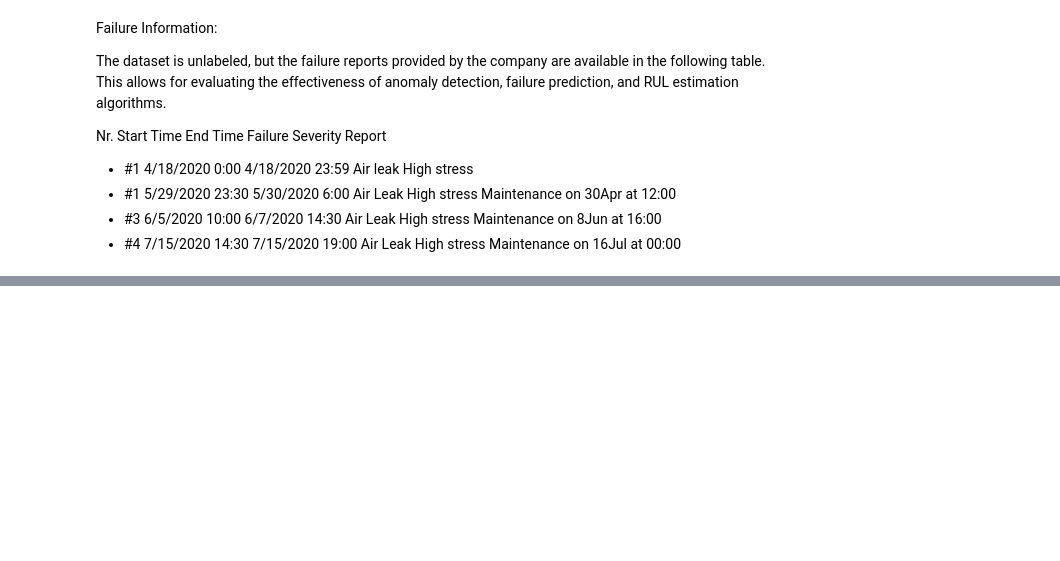
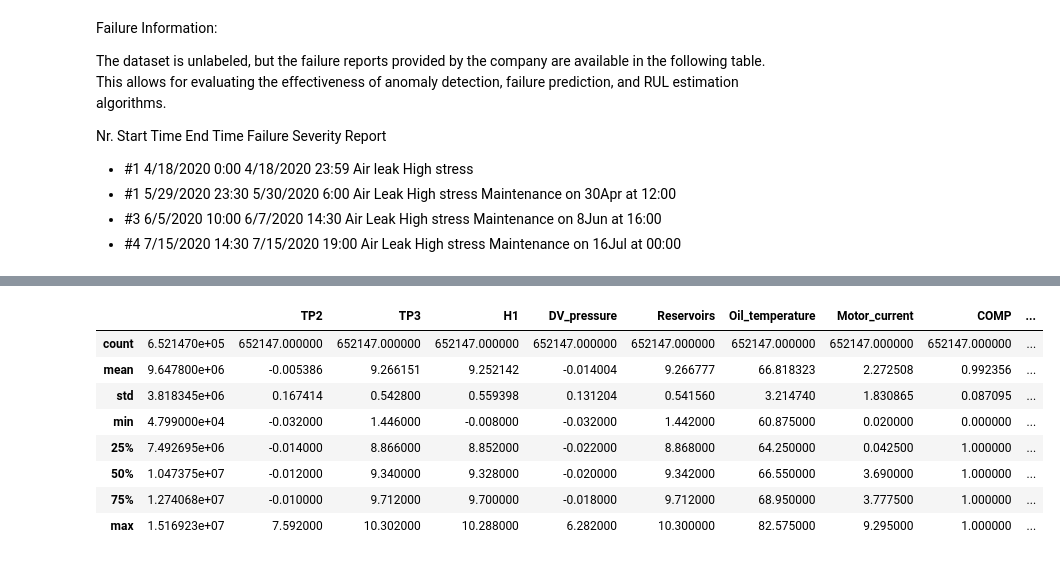
Before and after one commit to Dave-Codes/Predictive-Maintenance, a Jupyter notebook: predictive-maintenance-metropt-3.ipynb, the cells around one changed output, grey strips where cells are left out. Saved outputs shown, nothing was run; the diff lists cells and outputs as text; code cells hidden in the pictures; blank space fills up the shorter version.

```diff
--- a/predictive-maintenance-metropt-3.ipynb
+++ b/predictive-maintenance-metropt-3.ipynb
@@ -89,0 +140,12 @@ The dataset is unlabeled, but the failure reports provided by the company are av
+# %%
+cluster_0_df.describe()
+# %% [output]
+|  |  | TP2 | TP3 | H1 | DV_pressure | Reservoirs | Oil_temperature | Motor_current | COMP | ... |
+| count | 6.521470e+05 | 652147.000000 | 652147.000000 | 652147.000000 | 652147.000000 | 652147.000000 | 652147.000000 | 652147.000000 | 652147.000000 | ... |
+| mean | 9.647800e+06 | -0.005386 | 9.266151 | 9.252142 | -0.014004 | 9.266777 | 66.818323 | 2.272508 | 0.992356 | ... |
+| std | 3.818345e+06 | 0.167414 | 0.542800 | 0.559398 | 0.131204 | 0.541560 | 3.214740 | 1.830865 | 0.087095 | ... |
+| min | 4.799000e+04 | -0.032000 | 1.446000 | -0.008000 | -0.032000 | 1.442000 | 60.875000 | 0.020000 | 0.000000 | ... |
+| 25% | 7.492695e+06 | -0.014000 | 8.866000 | 8.852000 | -0.022000 | 8.868000 | 64.250000 | 0.042500 | 1.000000 | ... |
+| 50% | 1.047375e+07 | -0.012000 | 9.340000 | 9.328000 | -0.020000 | 9.342000 | 66.550000 | 3.690000 | 1.000000 | ... |
+| 75% | 1.274068e+07 | -0.010000 | 9.712000 | 9.700000 | -0.018000 | 9.712000 | 68.950000 | 3.777500 | 1.000000 | ... |
+| max | 1.516923e+07 | 7.592000 | 10.302000 | 10.288000 | 6.282000 | 10.300000 | 82.575000 | 9.295000 | 1.000000 | ... |
```
Also changed, not shown: parts of 14 cells of this notebook.
